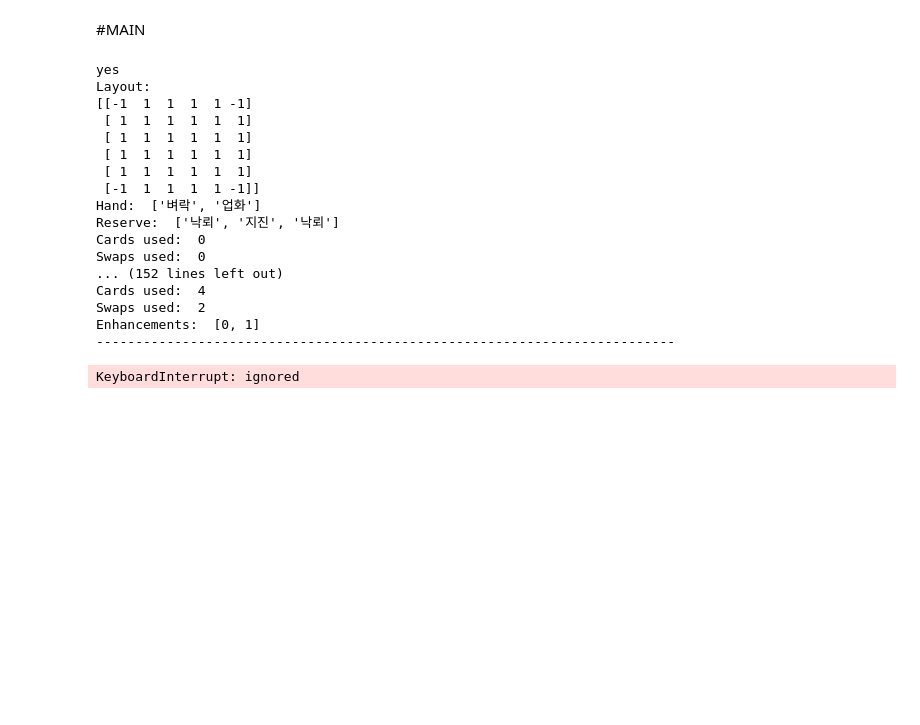
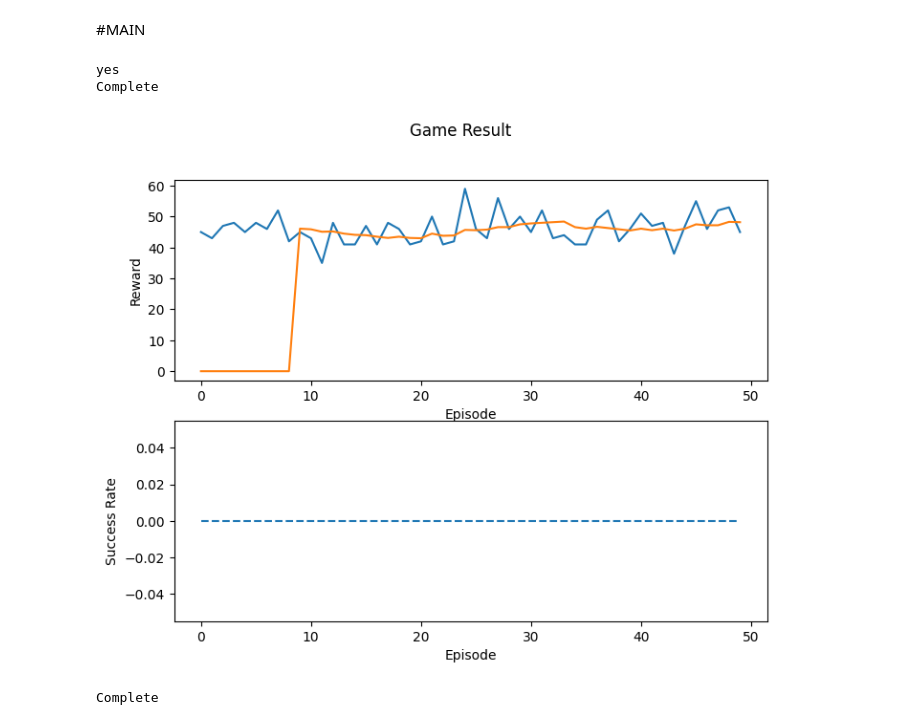
Before and after one commit to salixkang/COSE474_Final, a Jupyter notebook: Final_Project_2018320223_강승모.ipynb, the cells around one changed output. Drawn from its saved outputs; the diff is of its cells as text; code cells hidden in the pictures; blank space fills up the shorter version.

```diff
--- a/Final_Project_2018320223_강승모.ipynb
+++ b/Final_Project_2018320223_강승모.ipynb
@@ -812,42 +803,28 @@ def evaluate_dqn(env, agent):
 # %% [markdown]
 #MAIN
 # %%
-env = TileGameEnv(layout=level4, max_card_usage=7, max_swap=2)  # TileGameEnv 인스턴스화
+env = TileGameEnv(layout=level0, max_card_usage=13, max_swap=12)  # TileGameEnv 인스턴스화
 
 # 환경 및 에이전트 초기화
 n_observations = len(env.reset())  # 환경으로부터 얻은 상태 크기
 n_actions = len(env.action_space)  # 사용할 수 있는 카드 행동 유형의 수
 
-BATCH_SIZE = 512
+BATCH_SIZE = 1024
 
 agent = DQNAgent(n_observations, n_actions, BATCH_SIZE)
 file_name = 'model_checkpoint.pth'  # 검사할 파일 이름
 
 if os.path.isfile(file_name):
     print("yes")
     checkpoint = torch.load('model_checkpoint.pth')
     agent.policy_net.load_state_dict(checkpoint['policy_model_state_dict'])
     agent.target_net.load_state_dict(checkpoint['target_model_state_dict'])
     agent.optimizer.load_state_dict(checkpoint['optimizer_state_dict'])
 # DQN 학습 시작
 train_dqn(env, agent)
 evaluate_dqn(env, agent)
 # %% [output]
 yes
-Layout:
-[[-1  1  1  1  1 -1]
- [ 1  1  1  1  1  1]
- [ 1  1  1  1  1  1]
- [ 1  1  1  1  1  1]
- [ 1  1  1  1  1  1]
- [-1  1  1  1  1 -1]]
-Hand:  ['벼락', '업화']
-Reserve:  ['낙뢰', '지진', '낙뢰']
-Cards used:  0
-Swaps used:  0
-... (152 lines left out)
-Cards used:  4
-Swaps used:  2
-Enhancements:  [0, 1]
---------------------------------------------------------------------------
+Complete
+[figure, added]
-KeyboardInterrupt: ignored
+Complete
```
Also changed, not shown: parts of 5 cells of this notebook.
